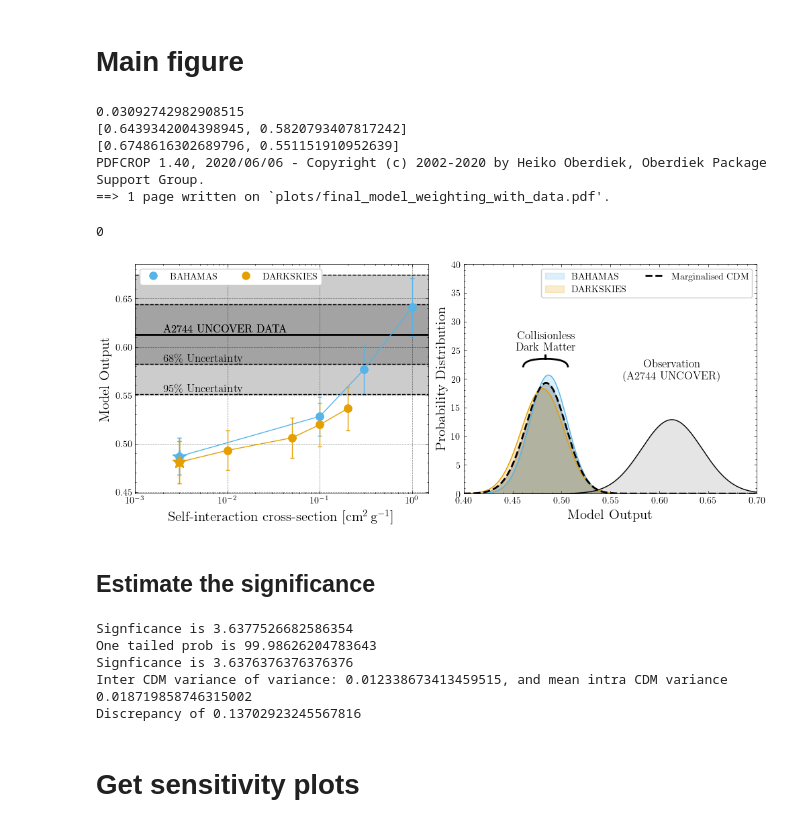
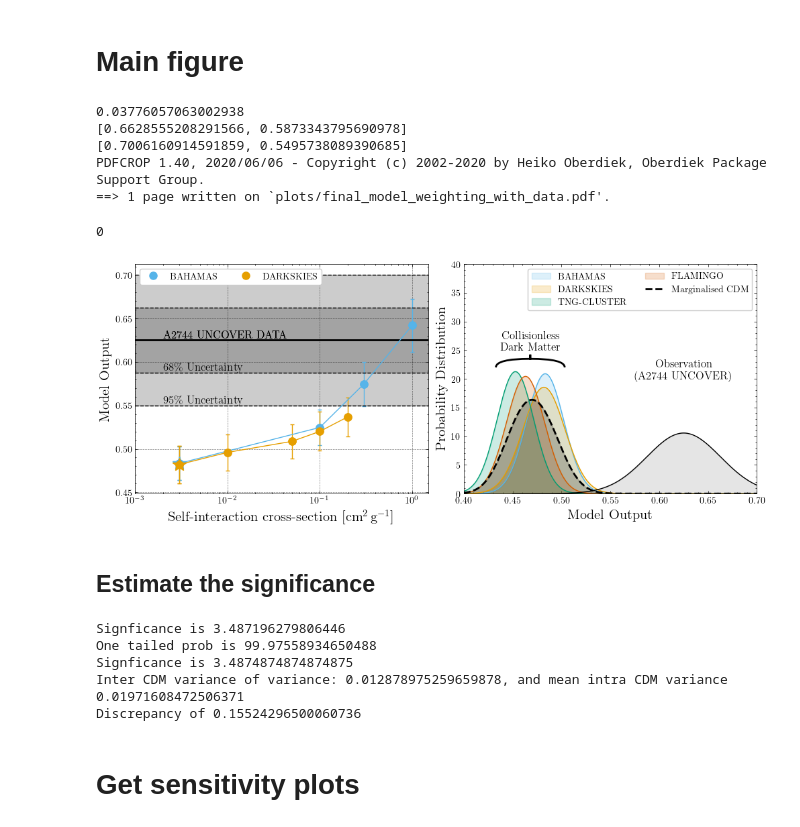
Before and after one commit to davidharvey1986/ml_a2744, a Jupyter notebook: notebooks/plots_for_paper.ipynb, the cells around one changed output. Drawn from its saved outputs; the diff is of its cells as text; code cells hidden in the pictures.

```diff
--- a/notebooks/plots_for_paper.ipynb
+++ b/notebooks/plots_for_paper.ipynb
@@ -249,7 +249,7 @@ npts = 10000
 xpdf = np.linspace(0.35,0.7, npts)
 marginalised_pdf = np.zeros(npts)
 
-for ifx, results_file in enumerate( [ fiducial ]):
+for ifx, results_file in enumerate( [ fiducial,tng_flamingo ]):
     domain = this_domain[ifx]
 
     all_results= pkl.load(open(results_file,'rb'))
@@ -363,37 +363,37 @@ plot_observations( "pickles/model_on_data.pkl", ifilter, ax=axarr[0],
                   plot_args={'lw':2, 'color':'k'}, fill_args={'alpha':0.2, 'color':'k'},
                   uncertainty=[68,95])
 
 axarr[0].legend(loc=2,ncols=2)
 
 plot_observations( "pickles/model_on_data.pkl", ifilter, ax=axarr[1],
                   plot_args={'lw':2, 'color':'k'}, fill_args={'alpha':0.1, 'color':'k'}, plotpdf=True)
 
 edges = [np.min(cdm_vals)-0.02, np.max(cdm_vals)+0.02]
 curly_brace(axarr[1], edges[0], edges[1], 22, 3, upward=True)
 axarr[1].text(np.mean(edges), 25, "Collisionless \n Dark Matter", ha='center', fontsize=12)
 
 text_center =  1- np.mean(pkl.load(open( "pickles/model_on_data.pkl",'rb'))[1]['concat'])
 axarr[1].text(text_center, 20, "Observation \n (A2744 UNCOVER)", ha='center', fontsize=12)
 
 axarr[1].grid(False)
 axarr[1].set_ylim(0, 40)
 axarr[1].set_xlim(0.4, 0.7)
 
 axarr[1].legend(ncols=2)
 
 fig.align_xlabels()
 
 filename = "plots/final_model_weighting_with_data.pdf"
 plt.savefig(filename)
 os.system("pdfcrop %s %s" % ( filename, filename))
 # %% [output]
-0.03092742982908515
-[0.6439342004398945, 0.5820793407817242]
-[0.6748616302689796, 0.551151910952639]
+0.03776057063002938
+[0.6628555208291566, 0.5873343795690978]
+[0.7006160914591859, 0.5495738089390685]
 PDFCROP 1.40, 2020/06/06 - Copyright (c) 2002-2020 by Heiko Oberdiek, Oberdiek Package Support Group.
 ==> 1 page written on `plots/final_model_weighting_with_data.pdf'.
 0
-[figure, old version]
+[figure, new version]
 # %% [markdown]
 ## Estimate the significance
 # %%
@@ -414,11 +414,11 @@ print(f"Signficance is {significance}")
 print(f"Inter CDM variance of variance: {np.std(cdm_vals)}, and mean intra CDM variance {np.mean(cdm_val_err)}")
 print(f"Discrepancy of {obsprob.mean()-xpdf[ np.argmax(marginalised_pdf) ]}")
 # %% [output]
-Signficance is 3.6377526682586354
-One tailed prob is 99.98626204783643
-Signficance is 3.6376376376376376
-Inter CDM variance of variance: 0.012338673413459515, and mean intra CDM variance 0.018719858746315002
-Discrepancy of 0.13702923245567816
+Signficance is 3.487196279806446
+One tailed prob is 99.97558934650488
+Signficance is 3.4874874874874875
+Inter CDM variance of variance: 0.012878975259659878, and mean intra CDM variance 0.01971608472506371
+Discrepancy of 0.15524296500060736
 # %% [markdown]
 # Get sensitivity plots
 # %%
```
Also changed, not shown: 2 other files.
